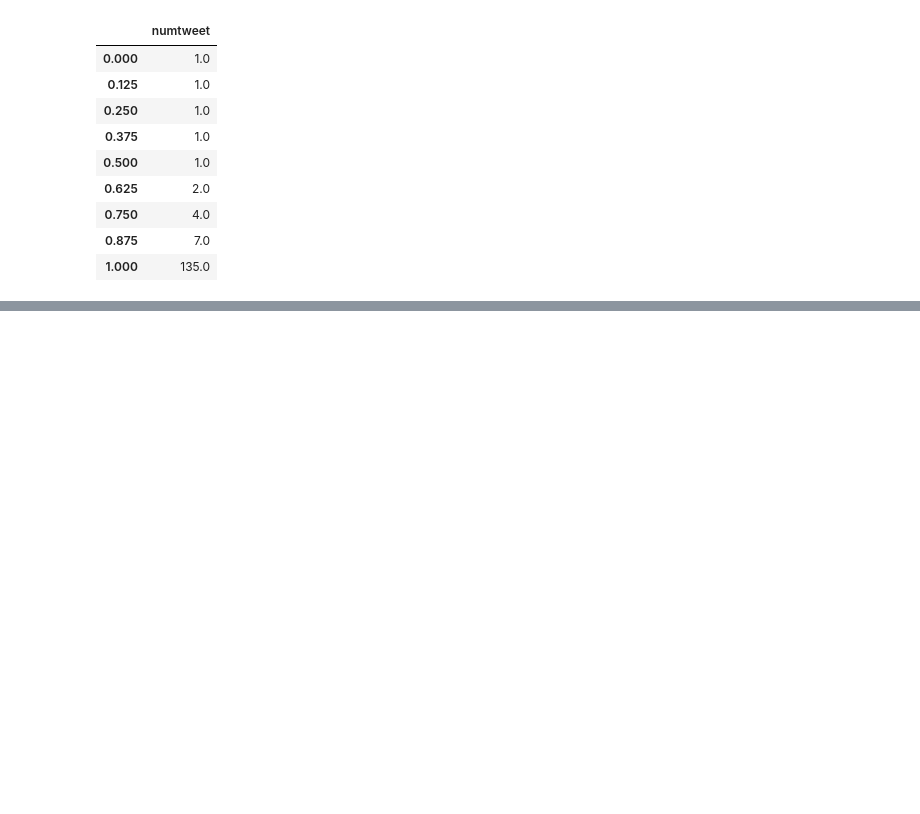
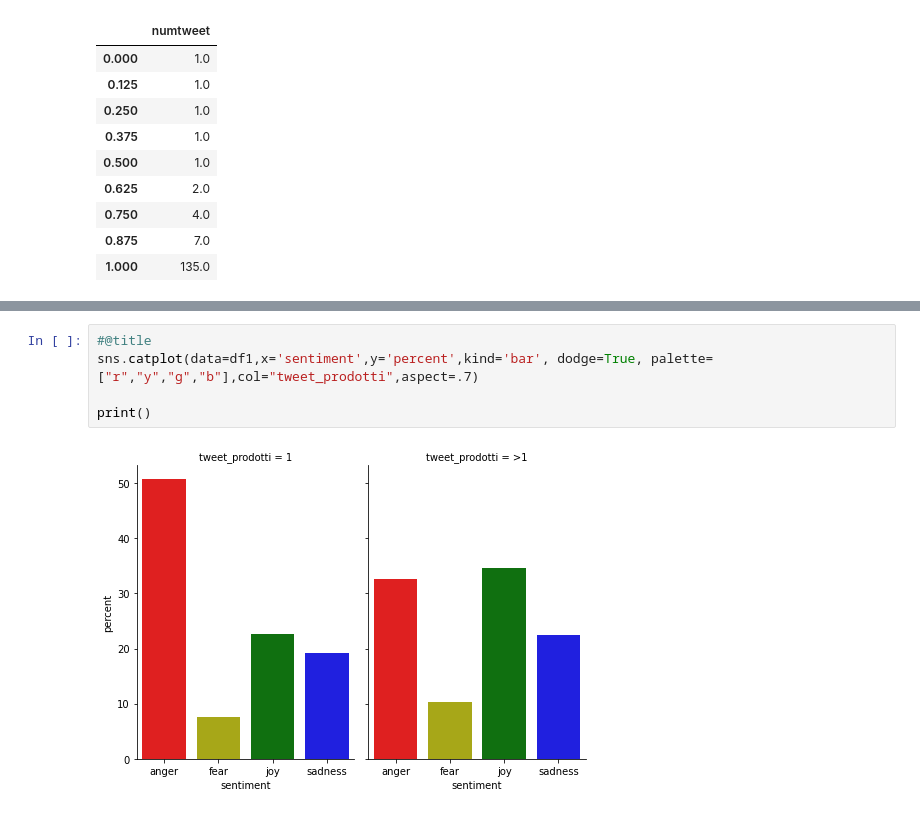
Before and after one commit to paolofesta/prove, a Jupyter notebook: scrittura.ipynb, the cells around one changed output, grey strips where cells are left out. Saved outputs shown, nothing was run; the diff lists cells and outputs as text; blank space fills up the shorter version.

```diff
--- a/scrittura.ipynb
+++ b/scrittura.ipynb
@@ -443,0 +451,7 @@ Si è così deciso di suddividere gli utenti in due classi: una composta da chi
+# %%
+#@title
+sns.catplot(data=df1,x='sentiment',y='percent',kind='bar', dodge=True, palette=["r","y","g","b"],col="tweet_prodotti",aspect=.7)
+
+print()
+# %% [output]
+[figure, added]
```
Also changed, not shown: parts of 6 cells of this notebook.
